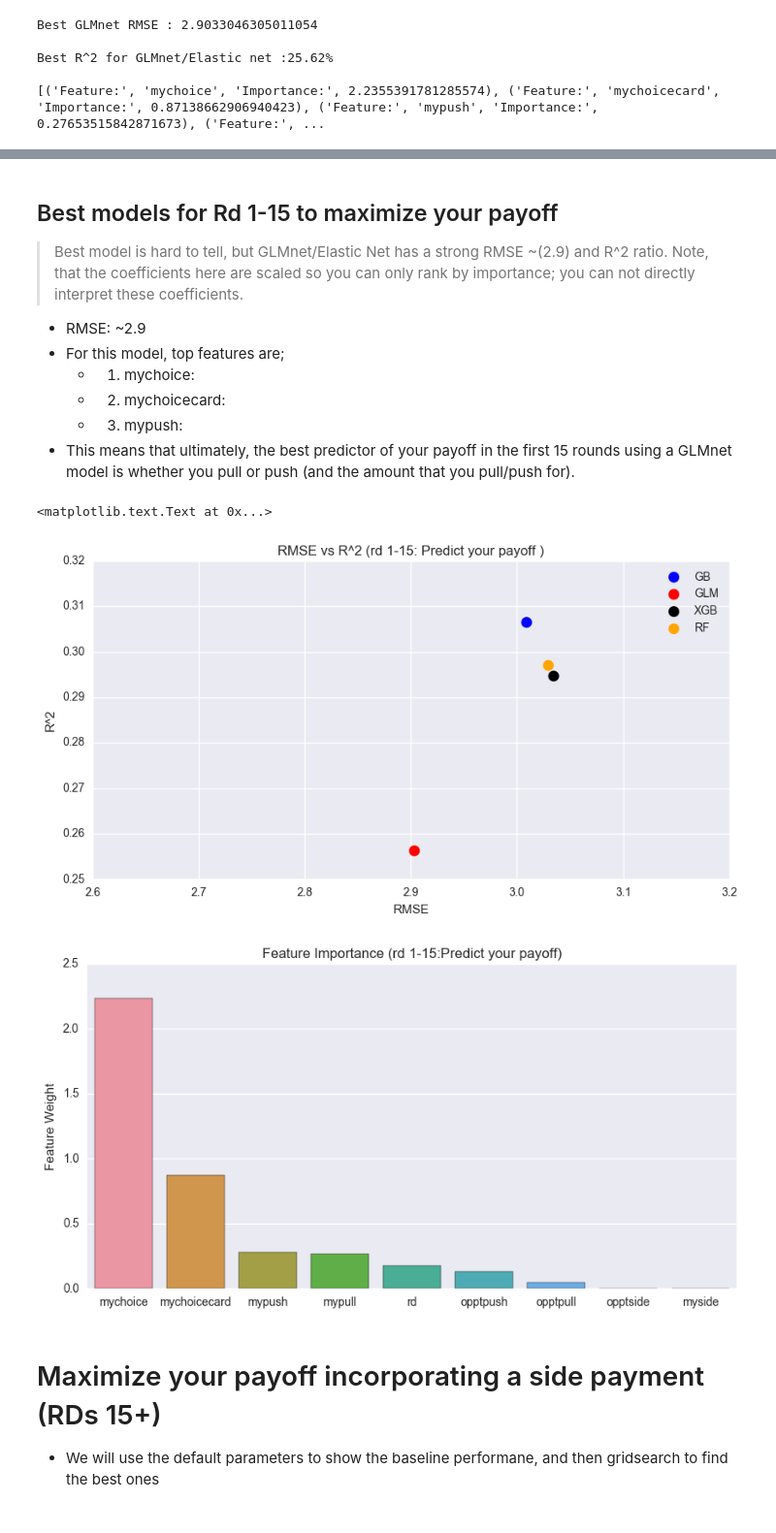
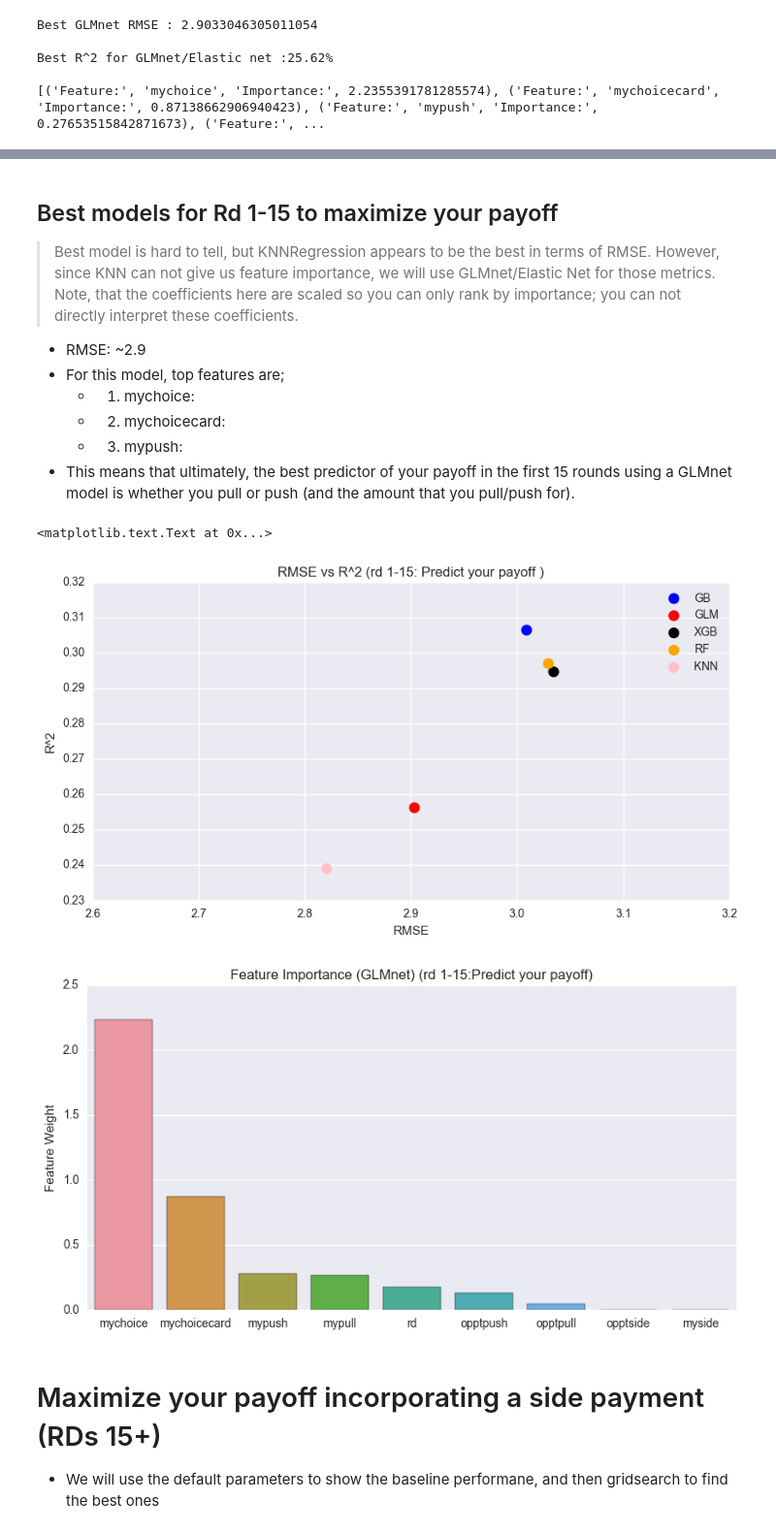
Before and after one commit to jonhilgart22/Galvanize-Machine-Learning-I, a Jupyter notebook: Final_Project_Ultimatum_Game/ML_Final_Ultimatum_Game.ipynb, the cells around one changed output, grey strips where cells are left out. Shown at 97% size. Drawn from its saved outputs; the diff is of its cells as text; code cells hidden in the pictures.

```diff
--- a/Final_Project_Ultimatum_Game/ML_Final_Ultimatum_Game.ipynb
+++ b/Final_Project_Ultimatum_Game/ML_Final_Ultimatum_Game.ipynb
@@ -727,3 +768,4 @@ gradient_boost_parameters = {'loss':['ls', 'lad', 'huber', 'quantile'], 'learnin
                               'alpha':[i for i in np.linspace(.001,.99,30)],'max_features':['auto','sqrt','log2']}
 glm_net_parameters = {'alpha':[i for i in np.linspace(.001,2.99,30)],'l1_ratio':[i for i in np.linspace(.001,1.0,100)]
 }
+knn_parameters = {'n_neighbors':[i for i in range(1,100)]}
@@ -871,0 +918,3 @@ Best R^2 for GLMnet/Elastic net :25.62%
+# %%
+## find best GLM/Elastic net - searching through thetraining dataset (for these rounds)
+best_knn_rd15_model = regression_model_15_mypayoff_scaled.random_grid_search(model='knn_regression',params_dict=knn_parameters,iterations=50);
@@ -871,0 +924,18 @@ Best R^2 for GLMnet/Elastic net :25.62%
+# %%
+#Best GLMnet/Elastic net model
+best_knn_rd15_mypayoff=best_knn_rd15_model
+
+X_train_rd_mypayoff_scaled= regression_model_15_mypayoff_scaled.X_trainval ## use same data partion as in the class
+y_train_rd_mypayoff_notscaled= regression_model_15_mypayoff_scaled.y_trainval
+X_test_rd_mypayoff_scaled= regression_model_15_mypayoff_scaled.X_test ## use same data partion as in the class
+y_test_rd_mypayoff_notscaled= regression_model_15_mypayoff_scaled.y_test
+
+best_knn_rd15_mypayoff.fit( X_train_rd_mypayoff_scaled, y_train_rd_mypayoff_notscaled)
+
+best_knn_rd15_rmse = euclidean(y_test_rd_mypayoff_notscaled,best_knn_rd15_mypayoff.predict(X_test_rd_mypayoff_scaled))/\
+                                     sqrt(len(y_test_rd_mypayoff_notscaled))
+print('Best GLMnet RMSE : {}'.format(best_knn_rd15_rmse))
+print()
+best_knn_rd15_r2 =r2_score(y_test_rd_mypayoff_notscaled,best_knn_rd15_mypayoff.predict(X_test_rd_mypayoff_scaled))
+print('Best R^2 for GLMnet/Elastic net :{:.2%}'.format(r2_score(y_test_rd_mypayoff_notscaled,best_knn_rd15_mypayoff.predict(X_test_rd_mypayoff_scaled))))
+print()
@@ -872,6 +946,6 @@ Best R^2 for GLMnet/Elastic net :25.62%
 # %% [markdown]
 ## Best models for  Rd 1-15 to maximize your payoff
-> Best model is hard to tell, but GLMnet/Elastic Net has a strong RMSE ~(2.9) and R^2 ratio. Note, that the coefficients here are scaled so you can only rank by importance; you can not directly interpret these coefficients.
+> Best model is hard to tell, but KNNRegression appears to be the best in terms of RMSE. However, since KNN can not give us feature importance, we will use GLMnet/Elastic Net for those metrics. Note, that the coefficients here are scaled so you can only rank by importance; you can not directly interpret these coefficients.
 - RMSE: ~2.9
 - For this model, top features are;
     - 1) mychoice:
@@ -881,22 +955,23 @@ Best R^2 for GLMnet/Elastic net :25.62%
 # %%
 plt.figure(figsize=(10,5))
 plt.scatter(best_gb_rd15_rmse,best_gb_rd15_r2,label='GB',color='b',linewidths=(5,5))
 plt.scatter(best_glmnet_rd15_rmse,best_glmnet_rd15_r2,label='GLM',color='r',linewidths=(5,5))
 plt.scatter(best_xgb_rd15_rmse,best_xgb_rd15_r2,label='XGB',color='black',linewidths=(5,5))
 plt.scatter(best_rf_rd15_rmse,best_rf_rd15_r2,label='RF',color='orange',linewidths=(5,5))
+plt.scatter(best_knn_rd15_rmse,best_knn_rd15_r2,label='KNN',color='pink',linewidths=(5,5))
 plt.xlim(2.6,3.2)
 plt.title('RMSE vs R^2 (rd 1-15: Predict your payoff )')
 plt.xlabel('RMSE')
 plt.ylabel('R^2')
 plt.legend();
 plt.figure(figsize=(10,5))
 sns.barplot(x=features_weights_sorted_glm_rd15,y=sorted_featres_glm_rd15)
-plt.title('Feature Importance (rd 1-15:Predict your payoff)')
+plt.title('Feature Importance (GLMnet) (rd 1-15:Predict your payoff)')
 plt.ylabel('Feature Weight')
 # %% [output]
 <matplotlib.text.Text at 0x...>
-[figure, old version]
+[figure, new version]
-[figure, old version]
+[figure, new version]
 # %% [markdown]
 # Maximize your payoff incorporating a side payment (RDs 15+)
 - We will use the default parameters to show the baseline performane, and then gridsearch to find the best ones
```
Also changed, not shown: parts of 30 cells of this notebook, 1 other file.
